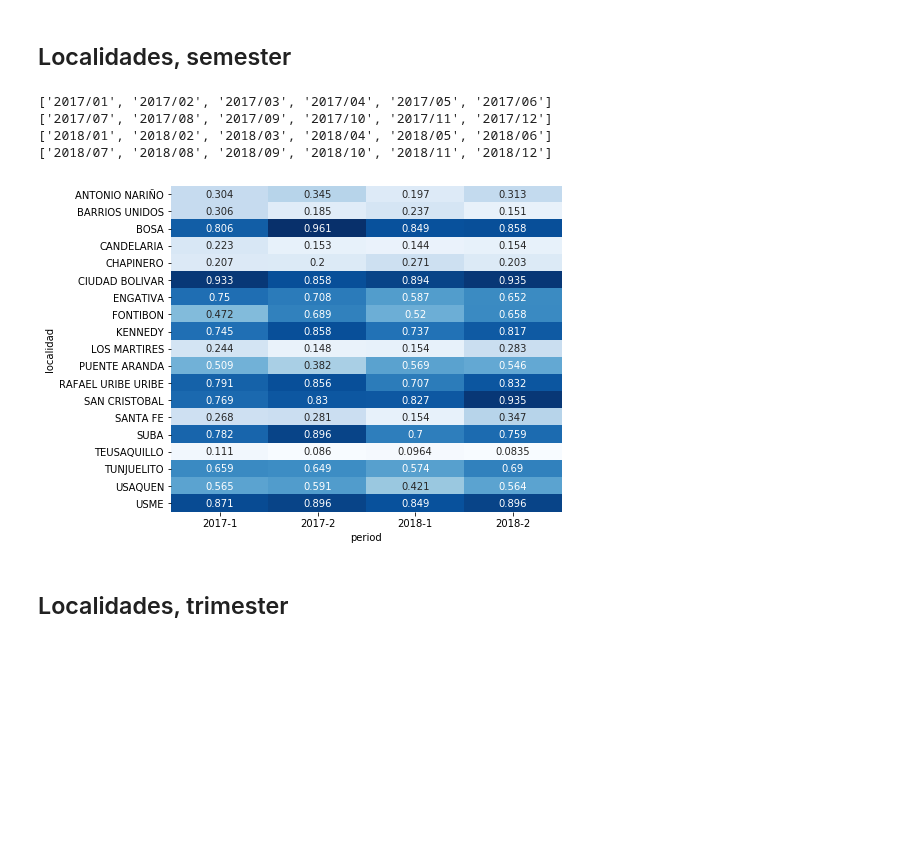
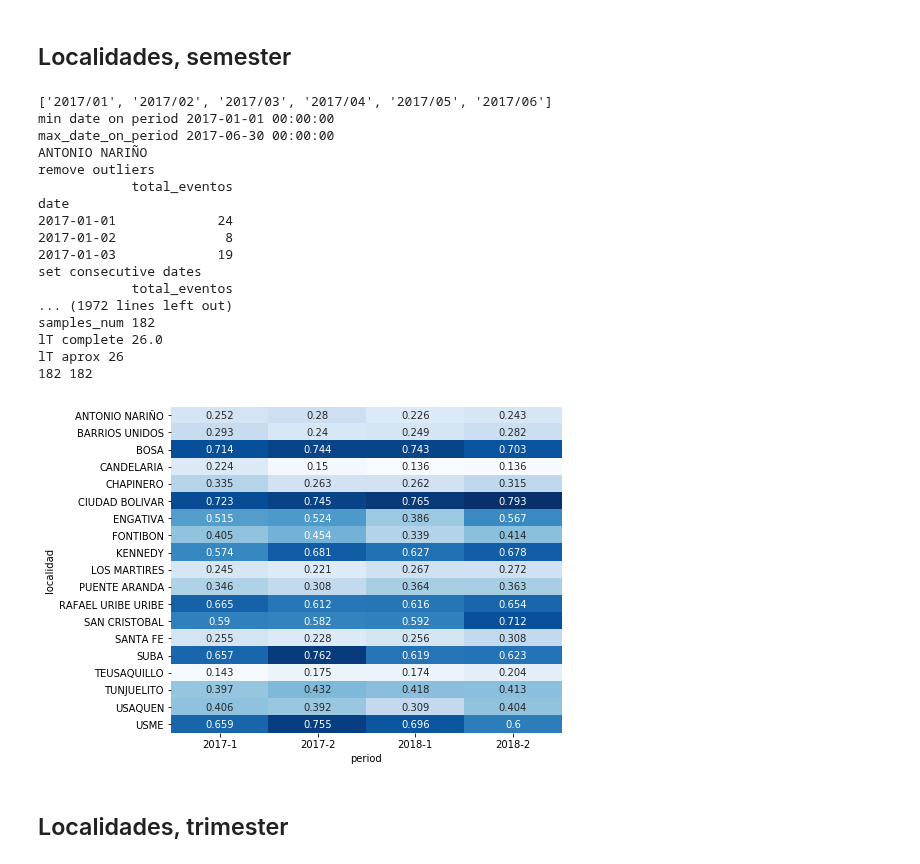
Before and after one commit to jrudascas/security_project, a Jupyter notebook: periodicity_experiments/experiment_10_predictability_reproducible.ipynb, the cells around one changed output. Drawn from its saved outputs; the diff is of its cells as text; code cells hidden in the pictures; blank space fills up the shorter version.

Commit message:
[WIP] predictability reproducible on localidades by trimester

```diff
--- a/periodicity_experiments/experiment_10_predictability_reproducible.ipynb
+++ b/periodicity_experiments/experiment_10_predictability_reproducible.ipynb
@@ -118,26 +119,33 @@ def computeGeneralPredictability(timeSeries,binsData,lenWindow):
     return (c,p-c,p);
 # %%
 def preprocess_df(df,min_date_period,max_date_period):
+    df=df.drop(columns=['PERIODO_TS','LOCALIDAD'])
     #Remove outliers
     q_hi = df["total_eventos"].quantile(0.99)
     df = df[(df["total_eventos"] < q_hi)]
+    print('remove outliers')
+    print(df.head(3))
 
     #Make sure dataset include consecutive dates in period
     idx = pd.date_range(min_date_period, max_date_period)
     df = df.reindex(idx, fill_value=int(df["total_eventos"].mean()))
     df = df.reset_index().rename(columns={'index': 'date'}).set_index('date')
+    print('set consecutive dates')
+    print(df.head(3))
 
     #Make sure dataset starts on Monday for the experiment
     df = set_initial_dataset_day(df,'Monday')
+    print('starts on monday')
+    print(df.head(3))
 
     return df
 # %%
-def saveTimeSeries(df_by_localidad,min_date_period,max_date_period,localidad, lenWindow, expName):
-    df_localidad_values = pd.Series(df_by_localidad['total_eventos']).values
-    lT=get_LT(df_by_period, lenWindow)
-    df_localidad_values = df_localidad_values[0:lT]
-    print(lT, len(df_localidad_values))
-    writeEmbeding(df_localidad_values,lenWindow,expName,localidad)
+def saveTimeSeries(df,min_date_period,max_date_period,localidad, lenWindow, expName):
+    df_values = pd.Series(df['total_eventos']).values
+    lT=get_LT(df, lenWindow)
+    df_values = df_values[0:lT]
+    print(lT, len(df_values))
+    writeEmbeding(df_values,lenWindow,expName,localidad)
 # %%
 def get_LT(df_by_period,lenWindow):
     min_date = df_by_period.reset_index().date.min()
@@ -255,7 +268,7 @@ df_by_date = df_by_date.reset_index().set_index('date')
 # %% [markdown]
 ## Localidades, semester
 # %%
-Levels=[3]
+Levels=[5]
 lenWindow = 7
 levelCategories = list(map(lambda x: str(x), Levels))
 localidadesList = list(df_by_date.LOCALIDAD.unique())
@@ -267,28 +280,44 @@ semesters = [1, 2]
 # %%
 predValues_array = []
 for year in years:
     for semester in semesters:
         period_list = build_semester_list(str(year),semester)
         print(period_list)
         df_by_period=df_by_date[df_by_date.PERIODO_TS.isin(period_list)]
+        #df_by_period = set_initial_dataset_day(df_by_period,'Monday')
 
         min_date_on_period = df_by_period.reset_index().date.min()
         max_date_on_period = df_by_period.reset_index().date.max()
+        print('min date on period',min_date_on_period)
+        print('max_date_on_period',max_date_on_period)
 
-        expName = 'aggressiveBehavior_localidad_by_semester'
+        expName = 'prueba_localidad_by_semester'
         periodName = str(year)+'-'+str(semester)
         predValues = predictability_experiment_localidades(df_by_period,min_date_on_period,max_date_on_period,lenWindow,localidadesList,Levels,expName,periodName)
         predValues_array = predValues_array + list(predValues)
 
 df_prediction = pd.DataFrame(predValues_array, columns=['experiment_name','period','localidad','lenWindow','crime_level','predictability','contingency','constancy'])
 periodCategories = list(df_prediction['period'].unique())
 table_predictability_by_period_report(df_prediction,lenWindow,localidadesList,periodCategories,expName)
 # %% [output]
 ['2017/01', '2017/02', '2017/03', '2017/04', '2017/05', '2017/06']
-['2017/07', '2017/08', '2017/09', '2017/10', '2017/11', '2017/12']
-['2018/01', '2018/02', '2018/03', '2018/04', '2018/05', '2018/06']
-['2018/07', '2018/08', '2018/09', '2018/10', '2018/11', '2018/12']
+min date on period 2017-01-01 00:00:00
+max_date_on_period 2017-06-30 00:00:00
+ANTONIO NARIÑO
+remove outliers
+            total_eventos
+date
+2017-01-01             24
+2017-01-02              8
+2017-01-03             19
+set consecutive dates
+            total_eventos
+... (1972 lines left out)
+samples_num 182
+lT complete 26.0
+lT aprox 26
+182 182
-[figure, old version]
+[figure, new version]
 # %% [markdown]
 ## Localidades, trimester
 # %%
```
Also changed, not shown: parts of 4 cells of this notebook.
